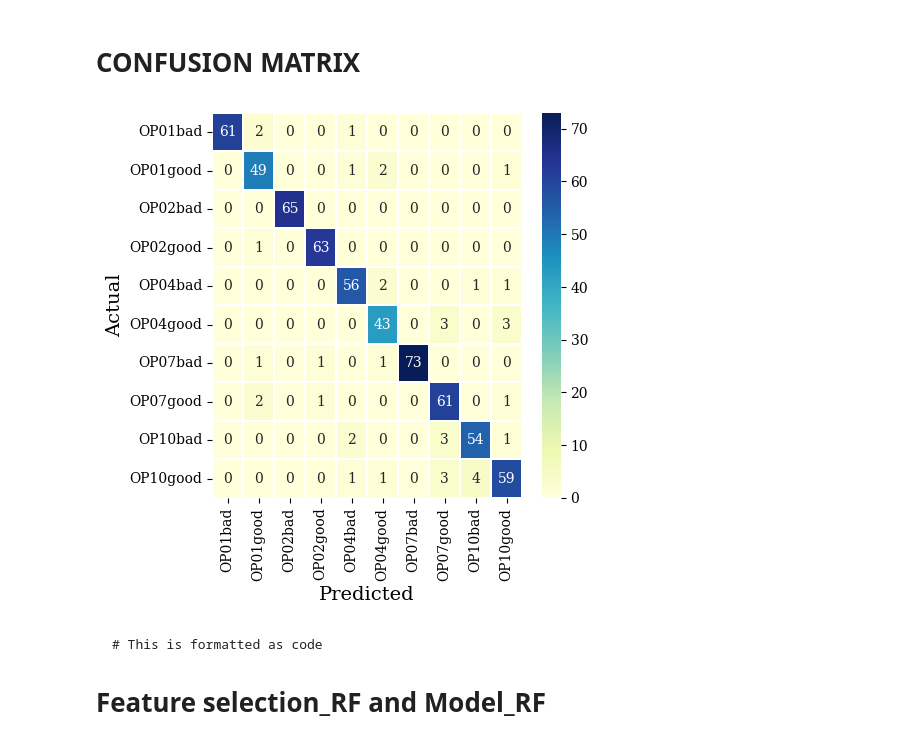
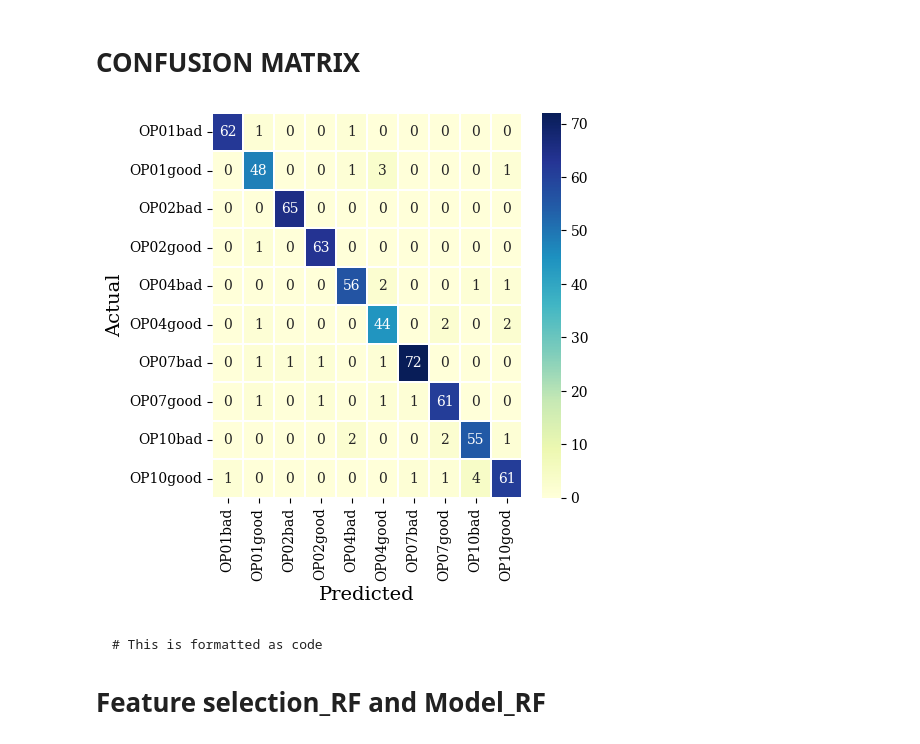
Before and after one commit to AbbasHussain72/Wavelet-featre-extraction-, a Jupyter notebook: current_wavelet_Transform_Technique.ipynb, the cells around one changed output. Drawn from its saved outputs; the diff is of its cells as text; code cells hidden in the pictures.

```diff
--- a/current_wavelet_Transform_Technique.ipynb
+++ b/current_wavelet_Transform_Technique.ipynb
@@ -508,7 +508,7 @@ import time
 #Training for confusion matrix image
 #coif8  RF SVC
 #db13 MLP
-new = df[df['wavelet'] == 'coif8']
+new = df[df['wavelet'] == 'db13']
 X = new.drop(['Date', 'Machine', 'Operation', 'Condition', 'Repeat', 'operationcondition', 'wavelet'], axis=1)
 y = new['operationcondition']
 
@@ -527,12 +527,12 @@ start_time = time.time()
 # model.fit(X_train_transformed, y_train)
 
 #SVC MODEL
-model = Pipeline([('scaler', StandardScaler()), ('classification', SVC(C = 7,gamma = 0.0209, kernel = 'rbf'))])
-model.fit(X_train_transformed, y_train)
+# model = Pipeline([('scaler', StandardScaler()), ('classification', SVC(C = 7,gamma = 0.0209, kernel = 'rbf'))])
+# model.fit(X_train_transformed, y_train)
 
 #MLP MODEL
-# model = Pipeline([('scaler', StandardScaler()), ('classification', MLPClassifier(alpha = 0.01,hidden_layer_sizes = (100,),max_iter = 350))])
-# model.fit(X_train_transformed, y_train)
+model = Pipeline([('scaler', StandardScaler()), ('classification', MLPClassifier(alpha = 0.01,hidden_layer_sizes = (100,),max_iter = 350))])
+model.fit(X_train_transformed, y_train)
 
 #PREDICTION
 y_test_pred = model.predict(X_test_transformed)
@@ -656,23 +653,18 @@ print(labels)
 # %%
 # Use your new font on all your plots.
 plt.rc('font', family='serif ')
 # confusion matrix
 import seaborn as sns
 plt.figure(2,figsize=(5,5))
 sns.heatmap(test_confu_matrix, xticklabels=labels, yticklabels=labels, annot=True,linewidths = 0.1, fmt='d', cmap = 'YlGnBu')
 # plt.title('Confusion matrix', fontsize = 15)
 plt.ylabel('Actual',fontsize=14)
 plt.xlabel('Predicted',fontsize=14)
 plt.xticks(fontsize=10)
 plt.yticks(fontsize=10)
 plt.show()
-
-True Positives (TP): 49.0
-True Negatives (TN): 565.0
-False Positives (FP): 6.0
-False Negatives (FN): 4.0
 # %% [output]
-[figure, old version]
+[figure, new version]
 # %% [markdown]
 
 
```
Also changed, not shown: parts of 6 cells of this notebook.
